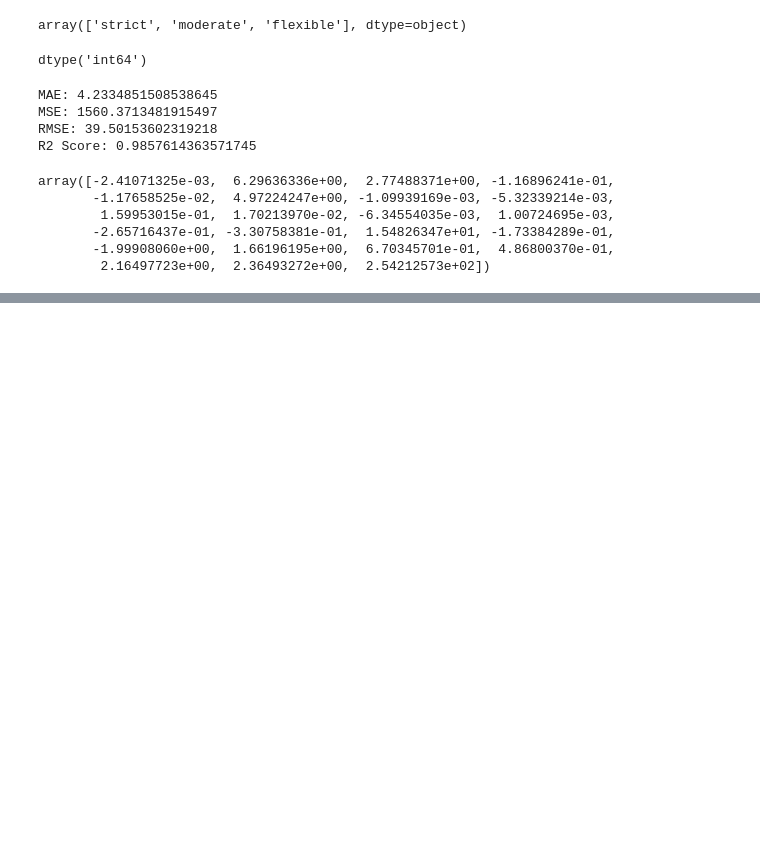
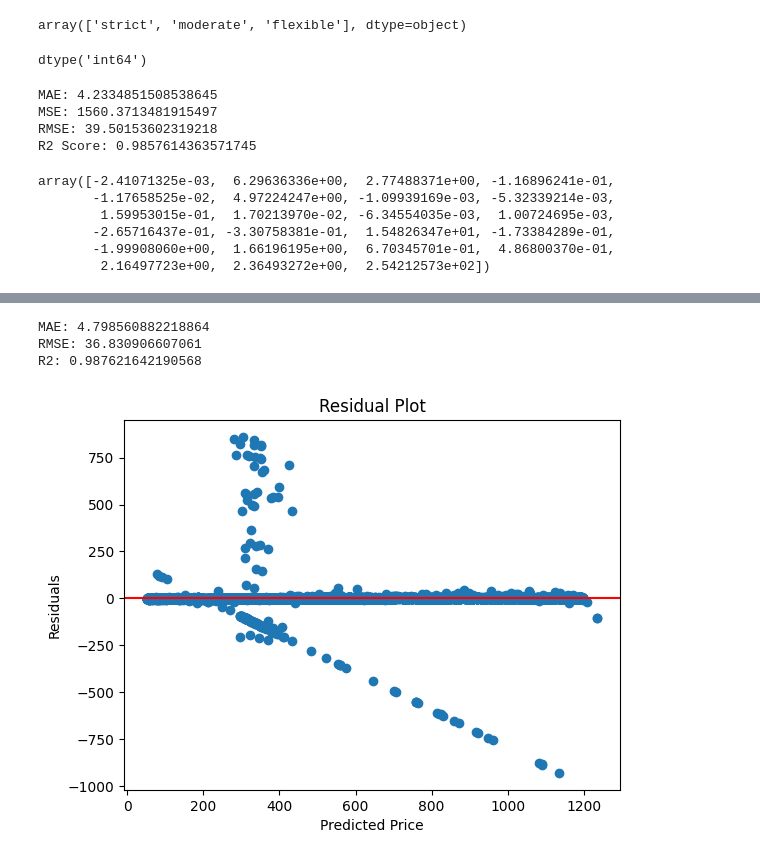
Before and after one commit to pujareddy2/airbnb, a Jupyter notebook: airbnb.ipynb, the cells around one changed output, grey strips where cells are left out. Cells and saved outputs as stored; diff of their text form; code cells hidden in the pictures; blank space fills up the shorter version.

```diff
--- a/airbnb.ipynb
+++ b/airbnb.ipynb
@@ -700,0 +578,21 @@ Best Score: 0.9901427273009114
+# %%
+from sklearn.metrics import mean_absolute_error, mean_squared_error, r2_score
+import numpy as np
+
+print("MAE:", mean_absolute_error(y_test, y_pred_final))
+print("RMSE:", np.sqrt(mean_squared_error(y_test, y_pred_final)))
+print("R2:", r2_score(y_test, y_pred_final))
+residuals = y_test - y_pred_final
+import matplotlib.pyplot as plt
+
+plt.scatter(y_pred_final, residuals)
+plt.axhline(y=0, color='r')
+plt.xlabel("Predicted Price")
+plt.ylabel("Residuals")
+plt.title("Residual Plot")
+plt.show()
+# %% [output]
+MAE: 4.798560882218864
+RMSE: 36.830906607061
+R2: 0.987621642190568
+[figure, added]
```
Also changed, not shown: parts of 27 cells of this notebook, 2 other files.
